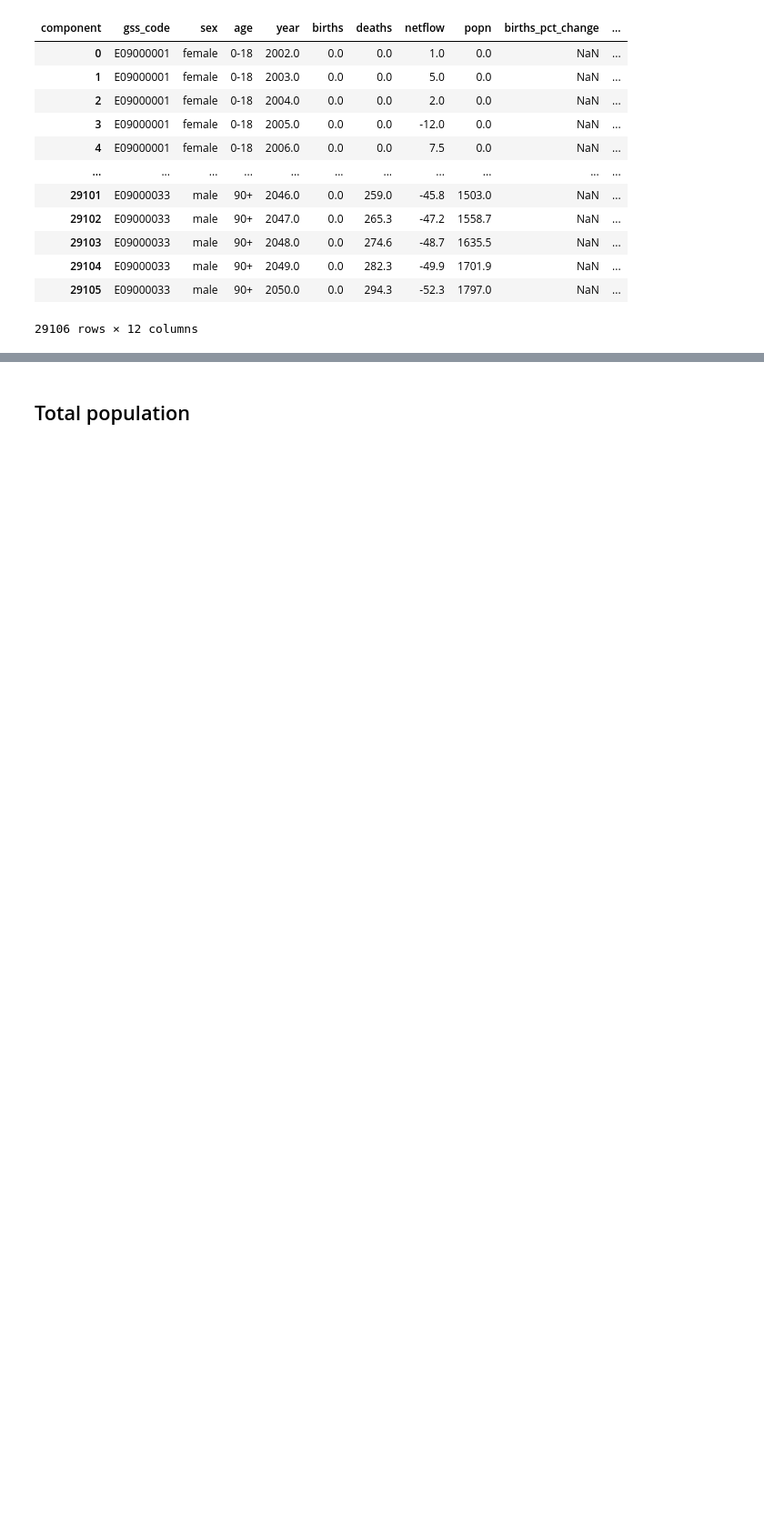
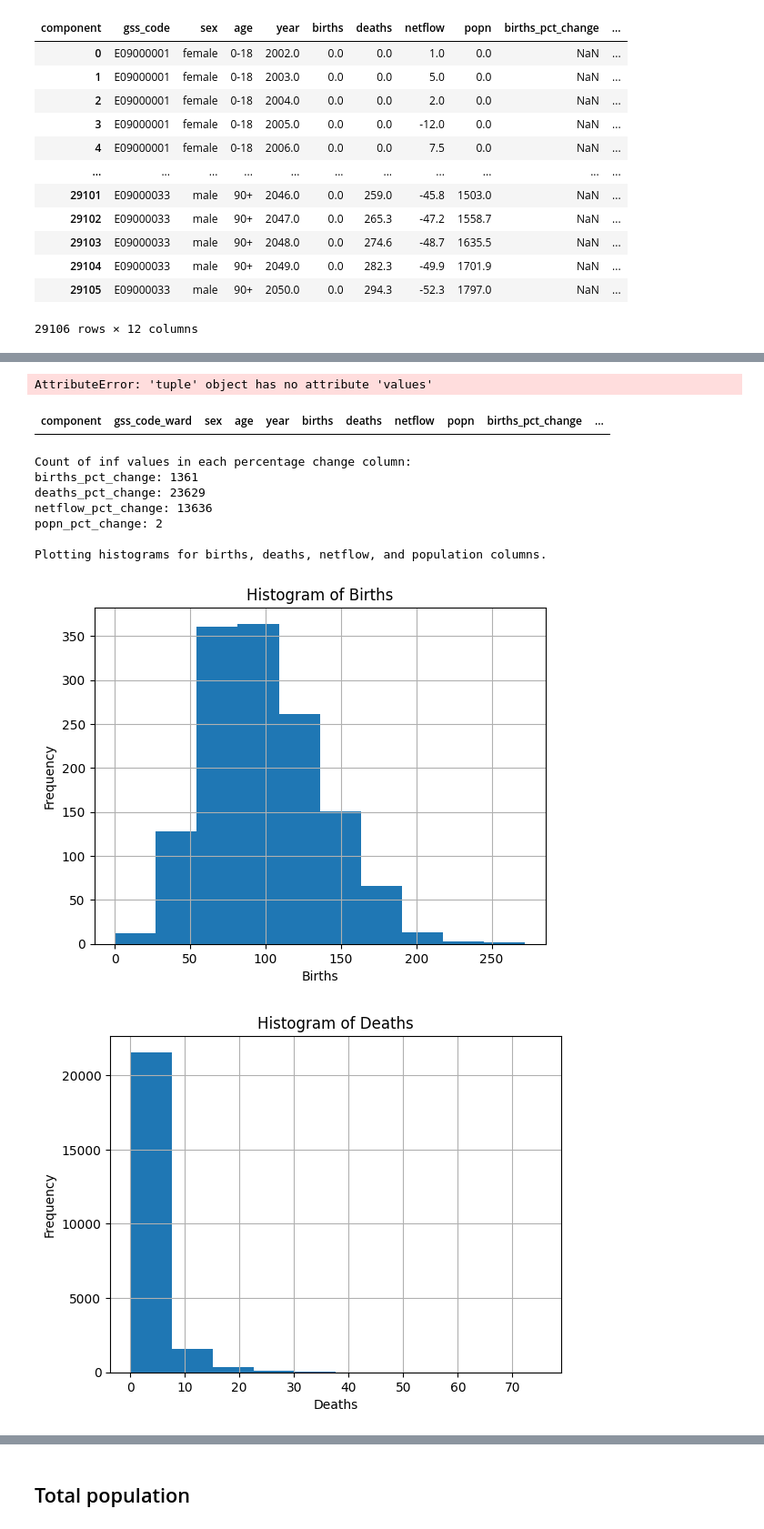
Before and after one commit to SebastianHeslinRees/Projections_QA, a Jupyter notebook: logical_checks_population_projections.ipynb, the cells around one changed output, grey strips where cells are left out. Shown at 91% size. Drawn from its saved outputs; the diff is of its cells as text; code cells hidden in the pictures; blank space fills up the shorter version.

```diff
--- a/logical_checks_population_projections.ipynb
+++ b/logical_checks_population_projections.ipynb
@@ -190,2 +199,4 @@ combined_10yr_fert_agebins = combined_10yr_fert.copy()
 # %%
 combined_10yr_fert_agebins['age'] = pd.cut(combined_10yr_fert_agebins['age'], bins=[-1, 18, 30, 40, 50, 60, 70, 80, 89, 90], labels=['0-18', '19-30', '31-40', '41-50', '51-60', '61-70', '71-80', '81-89', '90+'])
+#for wards
+combined_10yr_fert_agebins_wards['age'] = pd.cut(combined_10yr_fert_agebins_wards['age'], bins=[-1, 18, 30, 40, 50, 60, 70, 80, 89, 90], labels=['0-18', '19-30', '31-40', '41-50', '51-60', '61-70', '71-80', '81-89', '90+'])
@@ -308,0 +532,5 @@ pivoted
+# %%
+#save dictionary as seperate dfs
+outliers_births_inf, outliers_deaths_inf, outliers_netflow_inf, outliers_popn_inf = outliers_dict.values()
+# %% [output]
+AttributeError: 'tuple' object has no attribute 'values'
@@ -308,0 +587,17 @@ pivoted
+# %%
+pivoted_ward[mask.any(axis=1)]
+# %% [output]
+| component | gss_code_ward | sex | age | year | births | deaths | netflow | popn | births_pct_change | ... |
+# %%
+count_inf_values_and_plot_histograms(pivoted_ward)
+count_inf_values_and_plot_histograms(pivoted)
+# %% [output]
+Count of inf values in each percentage change column:
+births_pct_change: 1361
+deaths_pct_change: 23629
+netflow_pct_change: 13636
+popn_pct_change: 2
+
+Plotting histograms for births, deaths, netflow, and population columns.
+[figure, added]
+[figure, added]
```
Also changed, not shown: parts of 63 cells of this notebook.
